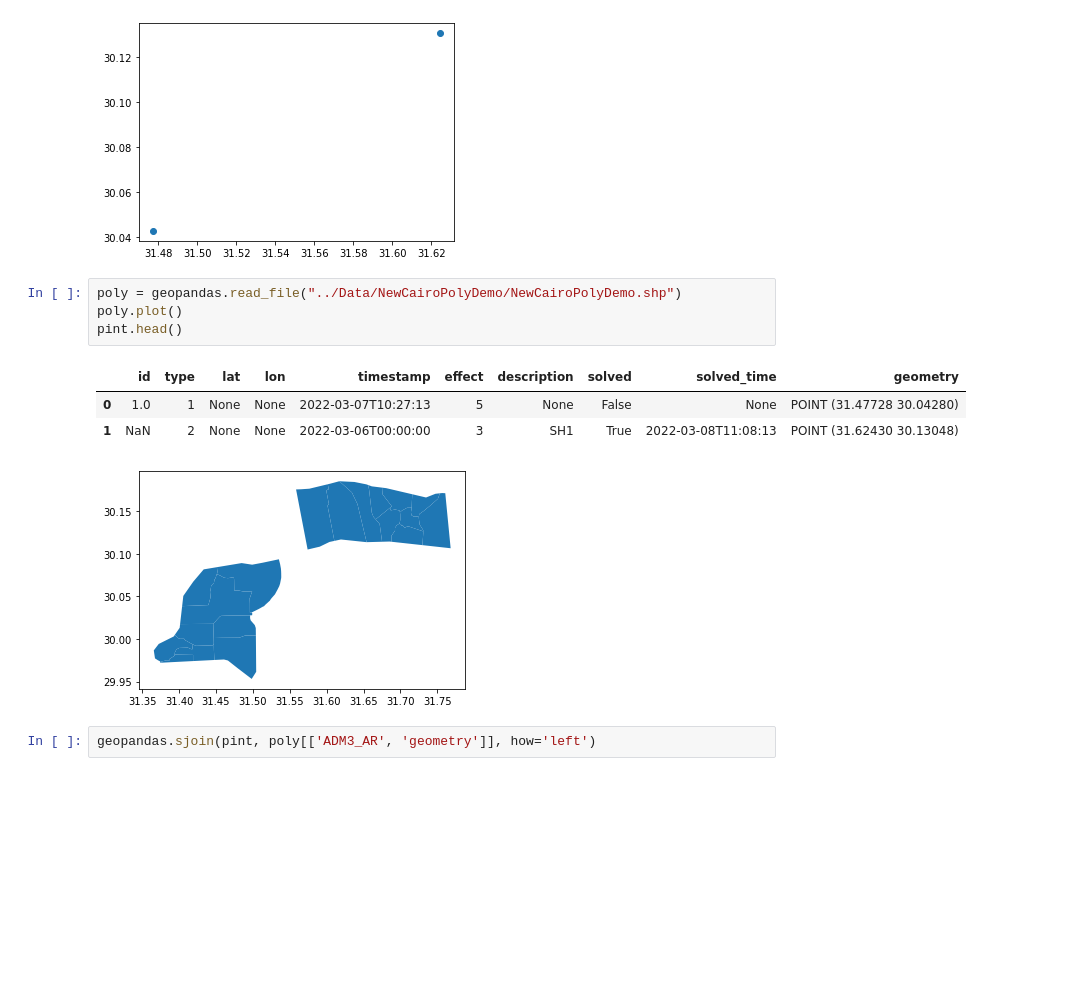
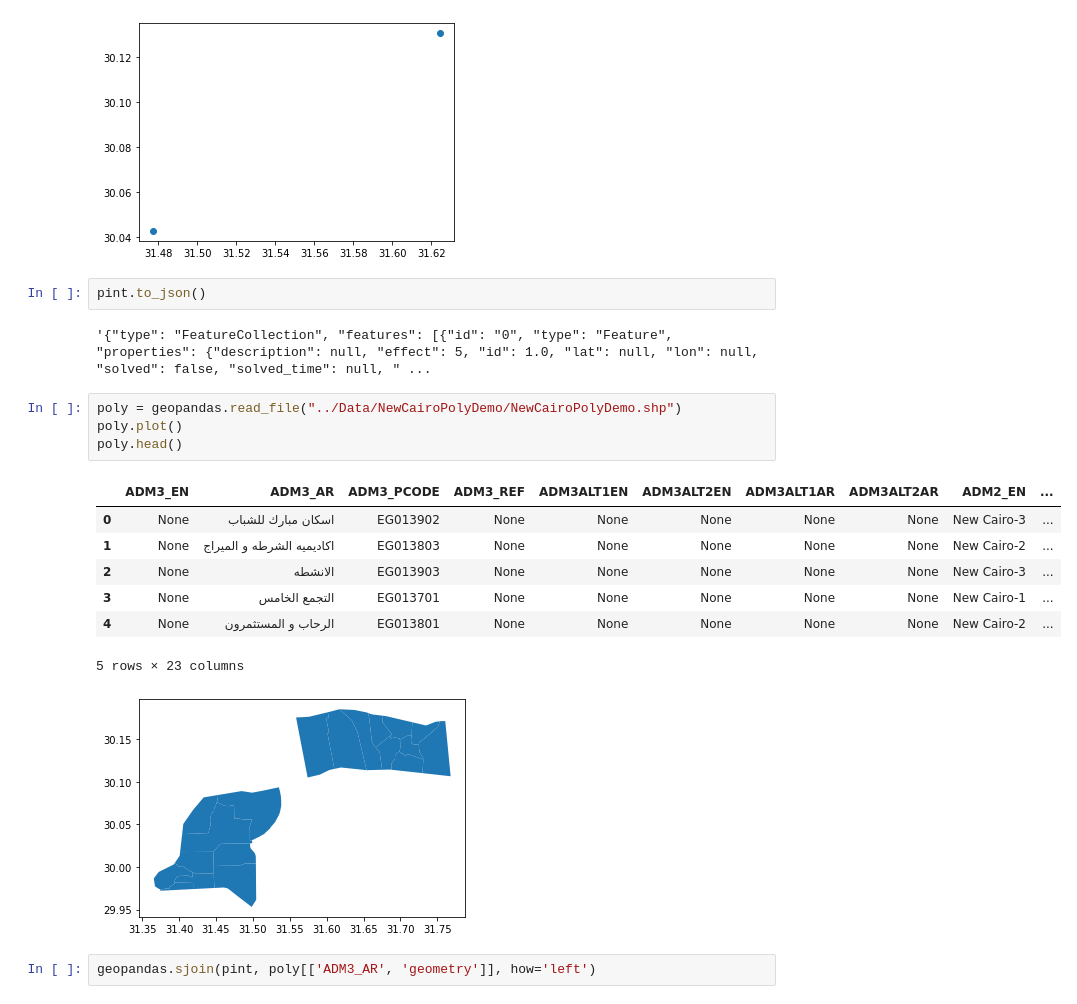
Before and after one commit to Youssef-Harby/report-it, a Jupyter notebook: Intersect/Intersect.ipynb, the cells around one changed output. Saved outputs shown, nothing was run; the diff lists cells and outputs as text; blank space fills up the shorter version.

```diff
--- a/Intersect/Intersect.ipynb
+++ b/Intersect/Intersect.ipynb
@@ -10,14 +9,22 @@ pint.head()
 | 0 | 1.0 | 1 | None | None | 2022-03-07T10:27:13 | 5 | None | False | None | POINT (31.47728 30.04280) |
 | 1 | NaN | 2 | None | None | 2022-03-06T00:00:00 | 3 | SH1 | True | 2022-03-08T11:08:13 | POINT (31.62430 30.13048) |
 [figure]
+# %%
+pint.to_json()
+# %% [output]
+'{"type": "FeatureCollection", "features": [{"id": "0", "type": "Feature", "properties": {"description": null, "effect": 5, "id": 1.0, "lat": null, "lon": null, "solved": false, "solved_time": null, " ...
 # %%
 poly = geopandas.read_file("../Data/NewCairoPolyDemo/NewCairoPolyDemo.shp")
 poly.plot()
-pint.head()
+poly.head()
 # %% [output]
-|  | id | type | lat | lon | timestamp | effect | description | solved | solved_time | geometry |
-| 0 | 1.0 | 1 | None | None | 2022-03-07T10:27:13 | 5 | None | False | None | POINT (31.47728 30.04280) |
-| 1 | NaN | 2 | None | None | 2022-03-06T00:00:00 | 3 | SH1 | True | 2022-03-08T11:08:13 | POINT (31.62430 30.13048) |
+|  | ADM3_EN | ADM3_AR | ADM3_PCODE | ADM3_REF | ADM3ALT1EN | ADM3ALT2EN | ADM3ALT1AR | ADM3ALT2AR | ADM2_EN | ... |
+| 0 | None | اسكان مبارك للشباب | EG013902 | None | None | None | None | None | New Cairo-3 | ... |
+| 1 | None | اكاديميه الشرطه و الميراج | EG013803 | None | None | None | None | None | New Cairo-2 | ... |
+| 2 | None | الانشطه | EG013903 | None | None | None | None | None | New Cairo-3 | ... |
+| 3 | None | التجمع الخامس | EG013701 | None | None | None | None | None | New Cairo-1 | ... |
+| 4 | None | الرحاب و المستثمرون | EG013801 | None | None | None | None | None | New Cairo-2 | ... |
+5 rows × 23 columns
 [figure]
 # %%
 geopandas.sjoin(pint, poly[['ADM3_AR', 'geometry']], how='left')
```
Also changed, not shown: parts of 7 cells of this notebook, 2 other files.
